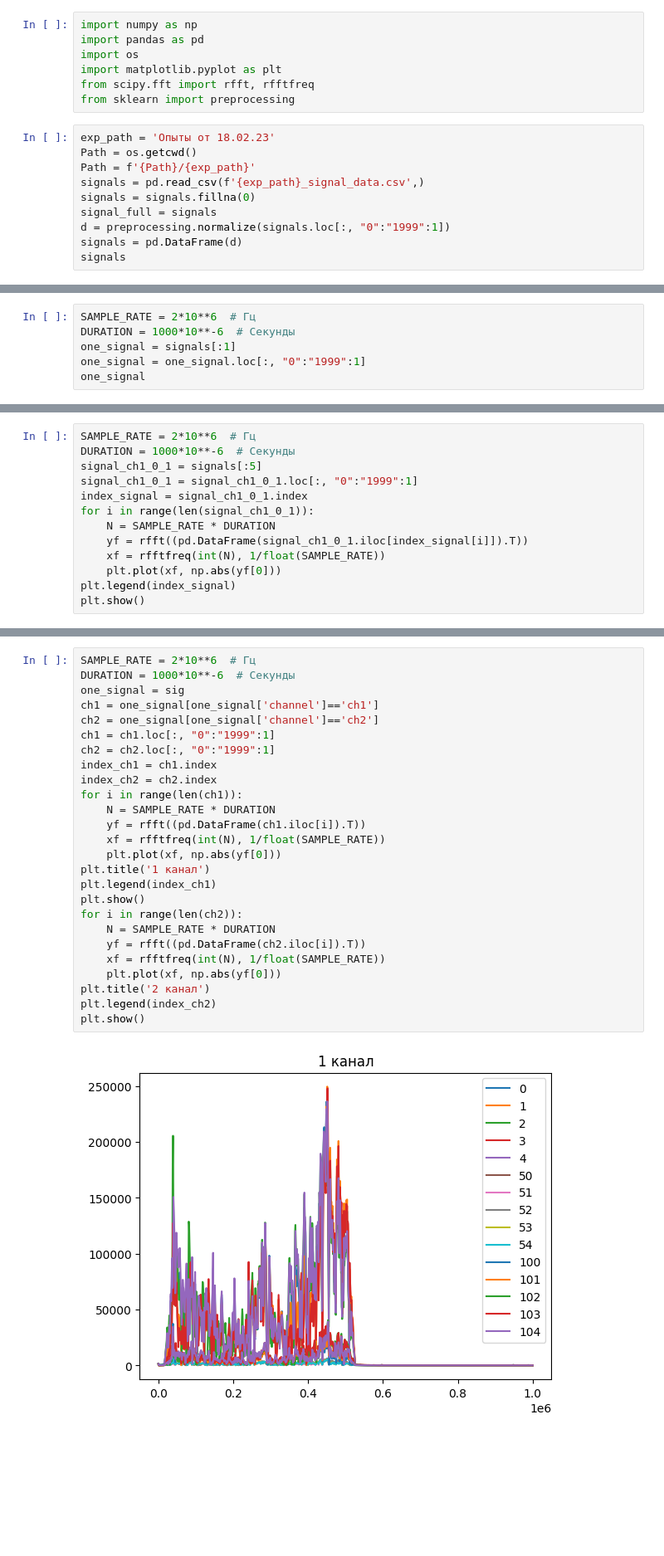
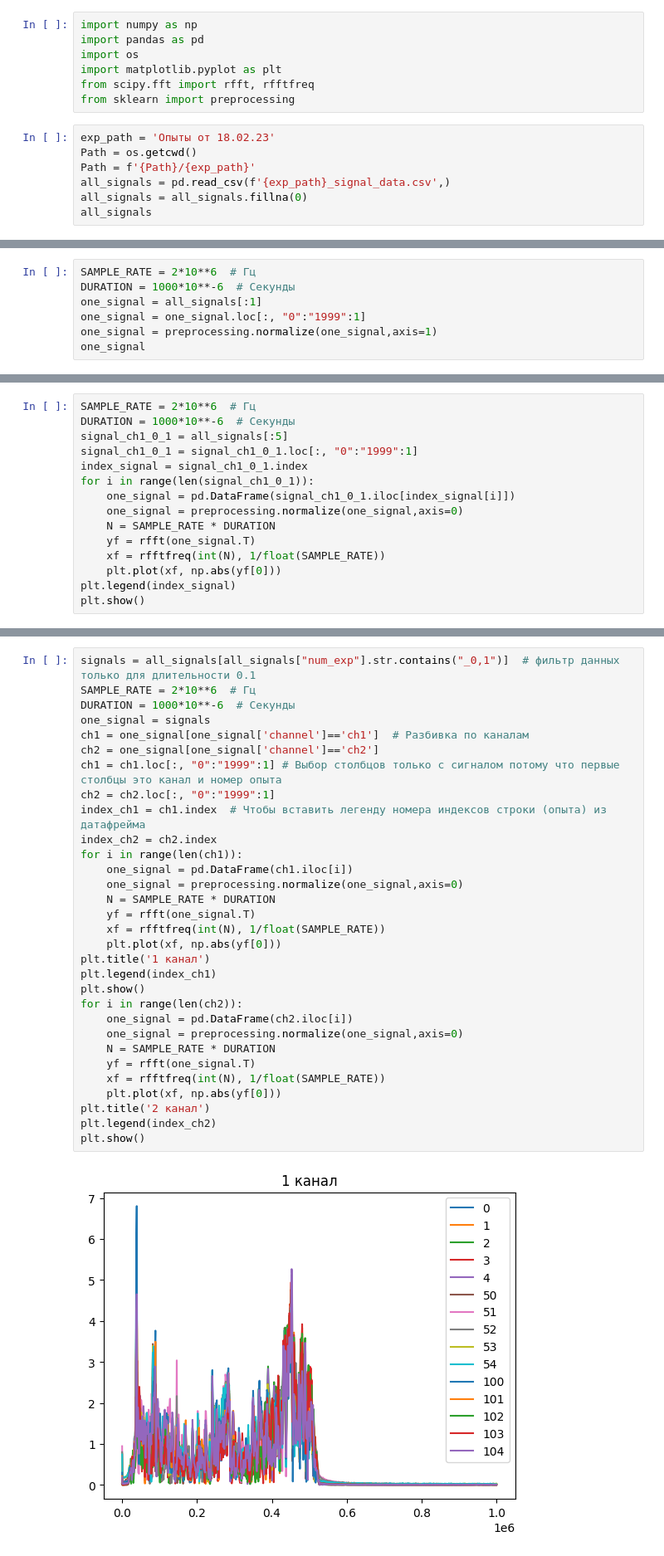
Before and after one commit to Genia163/relative_spectrum, a Jupyter notebook: fft_signal.ipynb, the cells around one changed output, grey strips where cells are left out. Shown at 83% size. Drawn from its saved outputs; the diff is of its cells as text; blank space fills up the shorter version.

```diff
--- a/fft_signal.ipynb
+++ b/fft_signal.ipynb
@@ -32,10 +32,7 @@ from sklearn import preprocessing
 exp_path = 'Опыты от 18.02.23'
 Path = os.getcwd()
 Path = f'{Path}/{exp_path}'
-signals = pd.read_csv(f'{exp_path}_signal_data.csv',)
-signals = signals.fillna(0)
-signal_full = signals
-d = preprocessing.normalize(signals.loc[:, "0":"1999":1])
-signals = pd.DataFrame(d)
-signals
+all_signals = pd.read_csv(f'{exp_path}_signal_data.csv',)
+all_signals = all_signals.fillna(0)
+all_signals
 # %% [output]
@@ -55,7 +52,8 @@ signals
 # %%
 SAMPLE_RATE = 2*10**6  # Гц
 DURATION = 1000*10**-6  # Секунды
-one_signal = signals[:1]
+one_signal = all_signals[:1]
 one_signal = one_signal.loc[:, "0":"1999":1]
+one_signal = preprocessing.normalize(one_signal,axis=1)
 one_signal
 # %% [output]
@@ -74,12 +71,14 @@ plt.show()
 # %%
 SAMPLE_RATE = 2*10**6  # Гц
 DURATION = 1000*10**-6  # Секунды
-signal_ch1_0_1 = signals[:5]
+signal_ch1_0_1 = all_signals[:5]
 signal_ch1_0_1 = signal_ch1_0_1.loc[:, "0":"1999":1]
 index_signal = signal_ch1_0_1.index
 for i in range(len(signal_ch1_0_1)):
+    one_signal = pd.DataFrame(signal_ch1_0_1.iloc[index_signal[i]])
+    one_signal = preprocessing.normalize(one_signal,axis=0)
     N = SAMPLE_RATE * DURATION
-    yf = rfft((pd.DataFrame(signal_ch1_0_1.iloc[index_signal[i]]).T))
+    yf = rfft(one_signal.T)
     xf = rfftfreq(int(N), 1/float(SAMPLE_RATE))
     plt.plot(xf, np.abs(yf[0]))
 plt.legend(index_signal)
@@ -111,28 +88,33 @@ sig
 # %%
+signals = all_signals[all_signals["num_exp"].str.contains("_0,1")]  # фильтр данных только для длительности 0.1
 SAMPLE_RATE = 2*10**6  # Гц
 DURATION = 1000*10**-6  # Секунды
-one_signal = sig
-ch1 = one_signal[one_signal['channel']=='ch1']
+one_signal = signals
+ch1 = one_signal[one_signal['channel']=='ch1']  # Разбивка по каналам
 ch2 = one_signal[one_signal['channel']=='ch2']
-ch1 = ch1.loc[:, "0":"1999":1]
+ch1 = ch1.loc[:, "0":"1999":1] # Выбор столбцов только с сигналом потому что первые столбцы это канал и номер опыта
 ch2 = ch2.loc[:, "0":"1999":1]
-index_ch1 = ch1.index
+index_ch1 = ch1.index  # Чтобы вставить легенду номера индексов строки (опыта) из датафрейма
 index_ch2 = ch2.index
 for i in range(len(ch1)):
+    one_signal = pd.DataFrame(ch1.iloc[i])
+    one_signal = preprocessing.normalize(one_signal,axis=0)
     N = SAMPLE_RATE * DURATION
-    yf = rfft((pd.DataFrame(ch1.iloc[i]).T))
+    yf = rfft(one_signal.T)
     xf = rfftfreq(int(N), 1/float(SAMPLE_RATE))
     plt.plot(xf, np.abs(yf[0]))
 plt.title('1 канал')
 plt.legend(index_ch1)
 plt.show()
 for i in range(len(ch2)):
+    one_signal = pd.DataFrame(ch2.iloc[i])
+    one_signal = preprocessing.normalize(one_signal,axis=0)
     N = SAMPLE_RATE * DURATION
-    yf = rfft((pd.DataFrame(ch2.iloc[i]).T))
+    yf = rfft(one_signal.T)
     xf = rfftfreq(int(N), 1/float(SAMPLE_RATE))
     plt.plot(xf, np.abs(yf[0]))
 plt.title('2 канал')
 plt.legend(index_ch2)
 plt.show()
 # %% [output]
-[figure, old version]
+[figure, new version]
```
Also changed, not shown: parts of 4 cells of this notebook.
